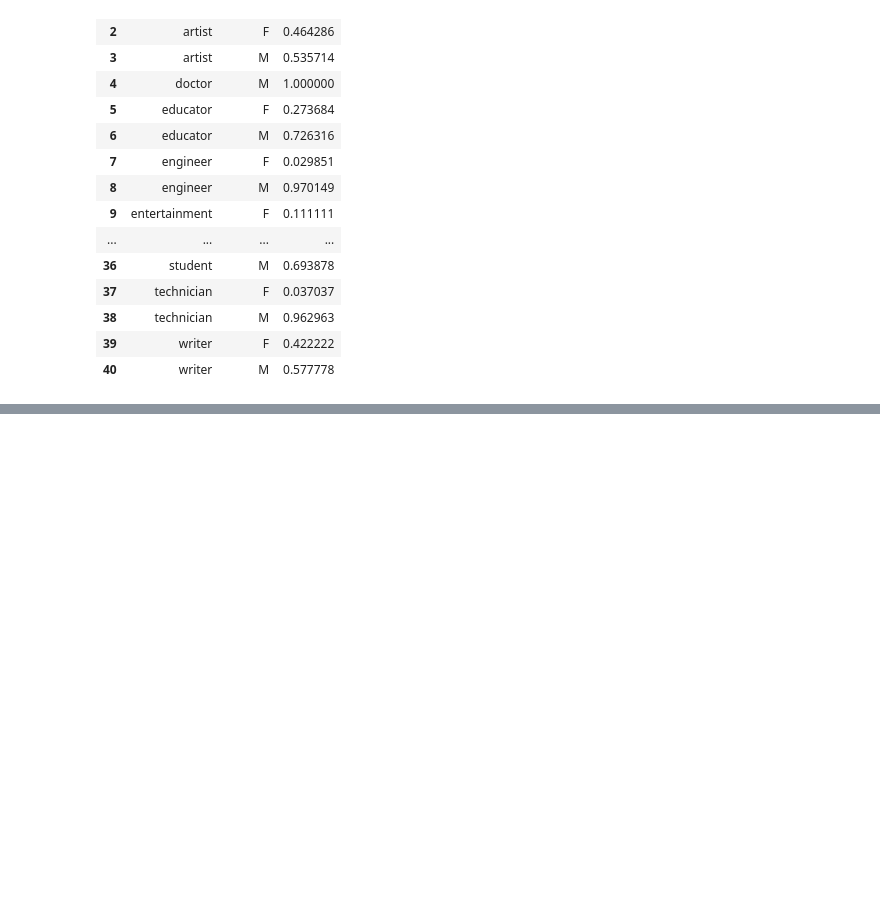
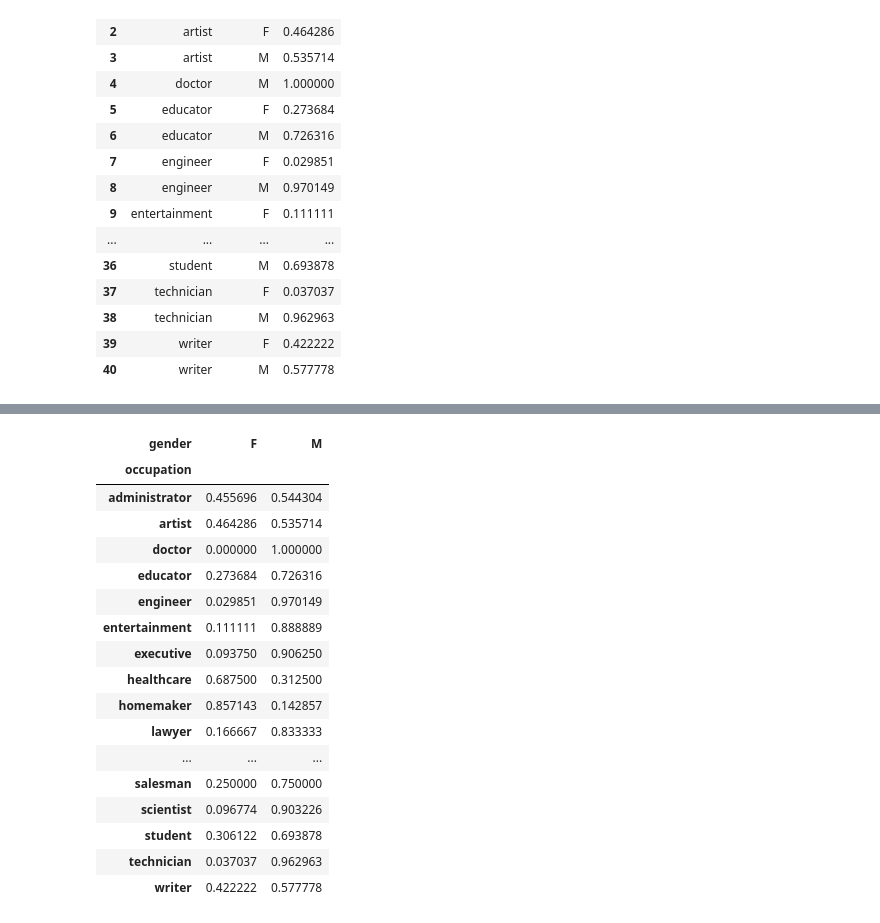
Before and after one commit to rcharan/nyc-ds-100719-lectures, a Jupyter notebook: week-2/Pandas_groupby/occupation_practice.ipynb, the cells around one changed output, grey strips where cells are left out. Drawn from its saved outputs; the diff is of its cells as text; code cells hidden in the pictures; blank space fills up the shorter version.

```diff
--- a/week-2/Pandas_groupby/occupation_practice.ipynb
+++ b/week-2/Pandas_groupby/occupation_practice.ipynb
@@ -197,0 +217,21 @@ KeyError: ('pct', 'occurred at index gender')
+# %%
+pd.crosstab(df['occupation'],df['gender'], normalize = 'index')
+# %% [output]
+| gender | F | M |
+| occupation |  |  |
+| administrator | 0.455696 | 0.544304 |
+| artist | 0.464286 | 0.535714 |
+| doctor | 0.000000 | 1.000000 |
+| educator | 0.273684 | 0.726316 |
+| engineer | 0.029851 | 0.970149 |
+| entertainment | 0.111111 | 0.888889 |
+| executive | 0.093750 | 0.906250 |
+| healthcare | 0.687500 | 0.312500 |
+| homemaker | 0.857143 | 0.142857 |
+| lawyer | 0.166667 | 0.833333 |
+| ... | ... | ... |
+| salesman | 0.250000 | 0.750000 |
+| scientist | 0.096774 | 0.903226 |
+| student | 0.306122 | 0.693878 |
+| technician | 0.037037 | 0.962963 |
+| writer | 0.422222 | 0.577778 |
```
Also changed, not shown: parts of 7 cells of this notebook.
